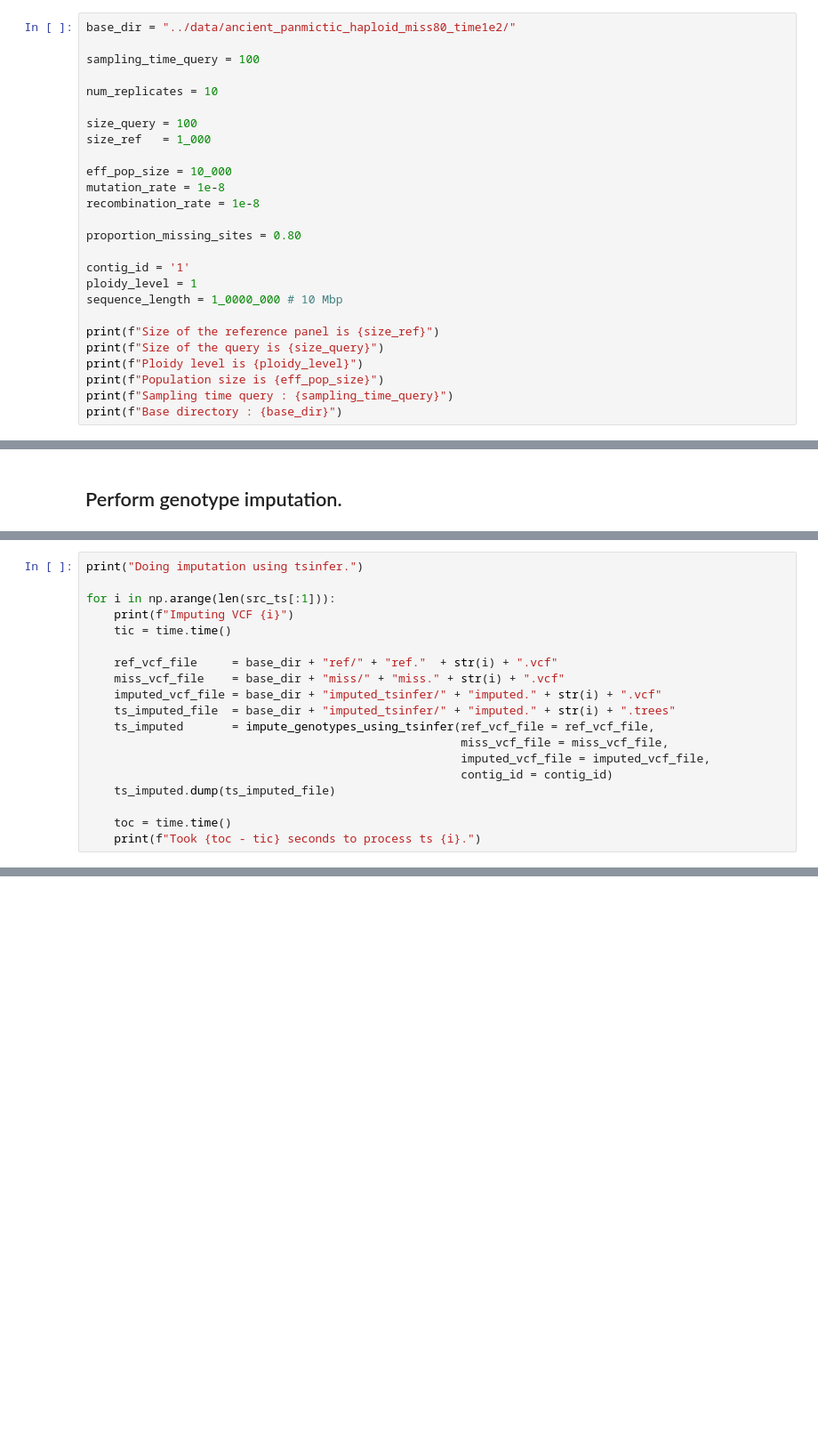
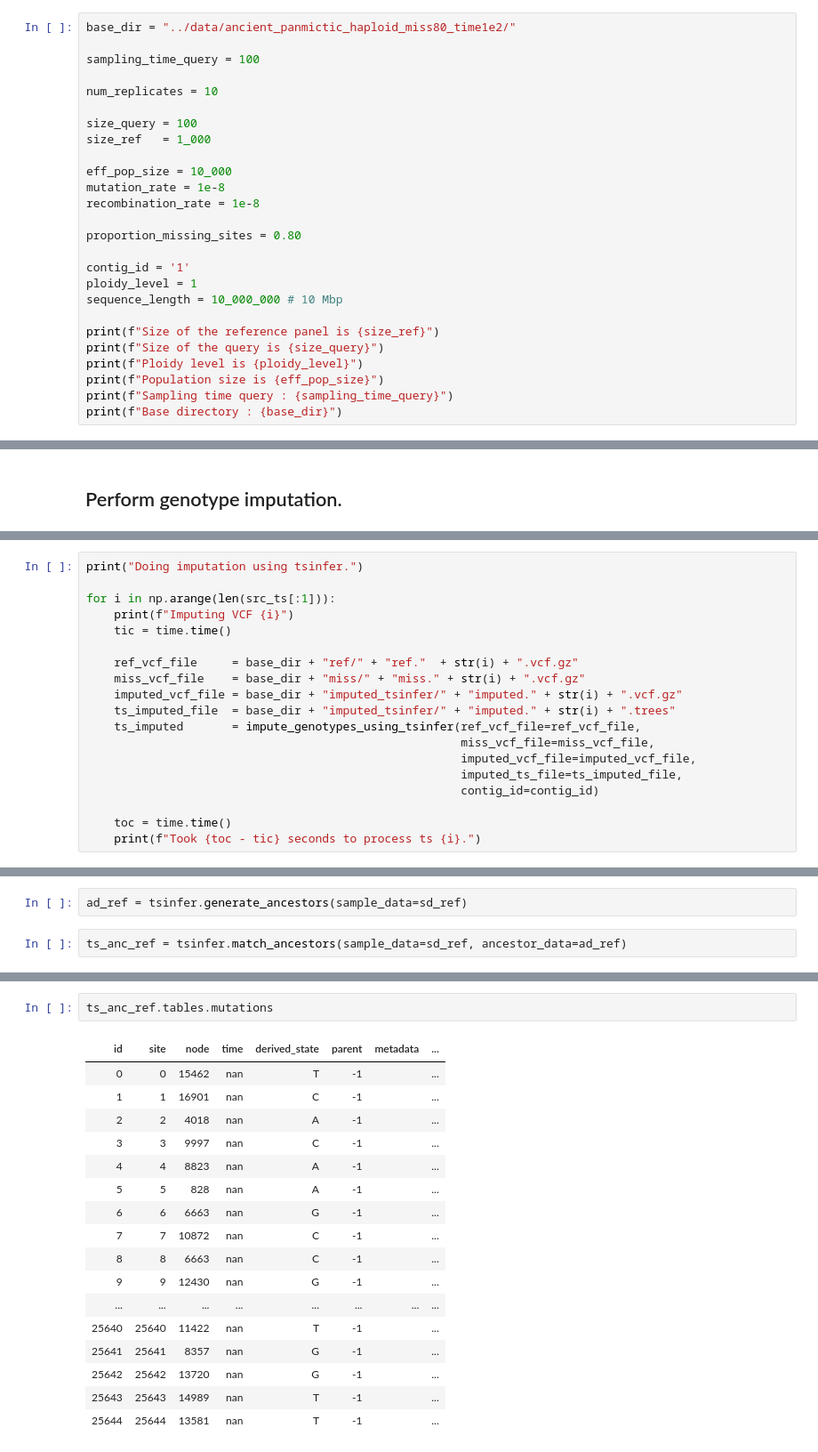
Before and after one commit to szhan/tsimpute, a Jupyter notebook: notebooks/genotype_imputation_panmictic.ipynb, the cells around one changed output, grey strips where cells are left out. Shown at 89% size. Drawn from its saved outputs; the diff is of its cells as text; blank space fills up the shorter version.

```diff
--- a/notebooks/genotype_imputation_panmictic.ipynb
+++ b/notebooks/genotype_imputation_panmictic.ipynb
@@ -229,7 +237,7 @@ proportion_missing_sites = 0.80
 
 contig_id = '1'
 ploidy_level = 1
-sequence_length = 1_0000_000 # 10 Mbp
+sequence_length = 10_000_000 # 10 Mbp
 
 print(f"Size of the reference panel is {size_ref}")
 print(f"Size of the query is {size_query}")
@@ -368,15 +388,15 @@ for i in np.arange(len(src_ts[:1])):
     print(f"Imputing VCF {i}")
     tic = time.time()
 
-    ref_vcf_file     = base_dir + "ref/" + "ref."  + str(i) + ".vcf"
-    miss_vcf_file    = base_dir + "miss/" + "miss." + str(i) + ".vcf"
-    imputed_vcf_file = base_dir + "imputed_tsinfer/" + "imputed." + str(i) + ".vcf"
+    ref_vcf_file     = base_dir + "ref/" + "ref."  + str(i) + ".vcf.gz"
+    miss_vcf_file    = base_dir + "miss/" + "miss." + str(i) + ".vcf.gz"
+    imputed_vcf_file = base_dir + "imputed_tsinfer/" + "imputed." + str(i) + ".vcf.gz"
     ts_imputed_file  = base_dir + "imputed_tsinfer/" + "imputed." + str(i) + ".trees"
-    ts_imputed       = impute_genotypes_using_tsinfer(ref_vcf_file = ref_vcf_file,
-                                                      miss_vcf_file = miss_vcf_file,
-                                                      imputed_vcf_file = imputed_vcf_file,
-                                                      contig_id = contig_id)
-    ts_imputed.dump(ts_imputed_file)
+    ts_imputed       = impute_genotypes_using_tsinfer(ref_vcf_file=ref_vcf_file,
+                                                      miss_vcf_file=miss_vcf_file,
+                                                      imputed_vcf_file=imputed_vcf_file,
+                                                      imputed_ts_file=ts_imputed_file,
+                                                      contig_id=contig_id)
 
     toc = time.time()
     print(f"Took {toc - tic} seconds to process ts {i}.")
@@ -385,0 +419,4 @@ Imputing VCF 0
+# %%
+ad_ref = tsinfer.generate_ancestors(sample_data=sd_ref)
+# %%
+ts_anc_ref = tsinfer.match_ancestors(sample_data=sd_ref, ancestor_data=ad_ref)
@@ -386,3 +432,23 @@ Imputing VCF 0
+# %%
+ts_anc_ref.tables.mutations
+# %% [output]
+| id | site | node | time | derived_state | parent | metadata | ... |
+| 0 | 0 | 15462 | nan | T | -1 |  | ... |
+| 1 | 1 | 16901 | nan | C | -1 |  | ... |
+| 2 | 2 | 4018 | nan | A | -1 |  | ... |
+| 3 | 3 | 9997 | nan | C | -1 |  | ... |
+| 4 | 4 | 8823 | nan | A | -1 |  | ... |
+| 5 | 5 | 828 | nan | A | -1 |  | ... |
+| 6 | 6 | 6663 | nan | G | -1 |  | ... |
+| 7 | 7 | 10872 | nan | C | -1 |  | ... |
+| 8 | 8 | 6663 | nan | C | -1 |  | ... |
+| 9 | 9 | 12430 | nan | G | -1 |  | ... |
+| ... | ... | ... | ... | ... | ... | ... | ... |
+| 25640 | 25640 | 11422 | nan | T | -1 |  | ... |
+| 25641 | 25641 | 8357 | nan | G | -1 |  | ... |
+| 25642 | 25642 | 13720 | nan | G | -1 |  | ... |
+| 25643 | 25643 | 14989 | nan | T | -1 |  | ... |
+| 25644 | 25644 | 13581 | nan | T | -1 |  | ... |
 # %%
 print("Doing imputation using BEAGLE.")
 
```
Also changed, not shown: parts of 19 cells of this notebook.
